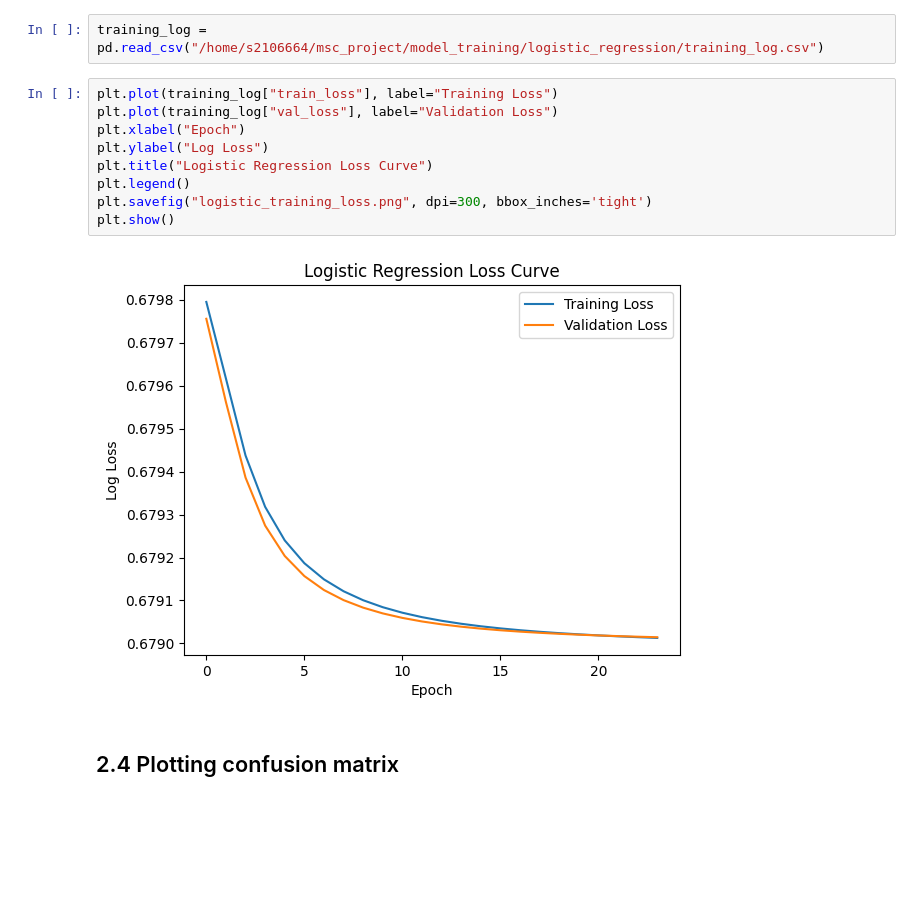
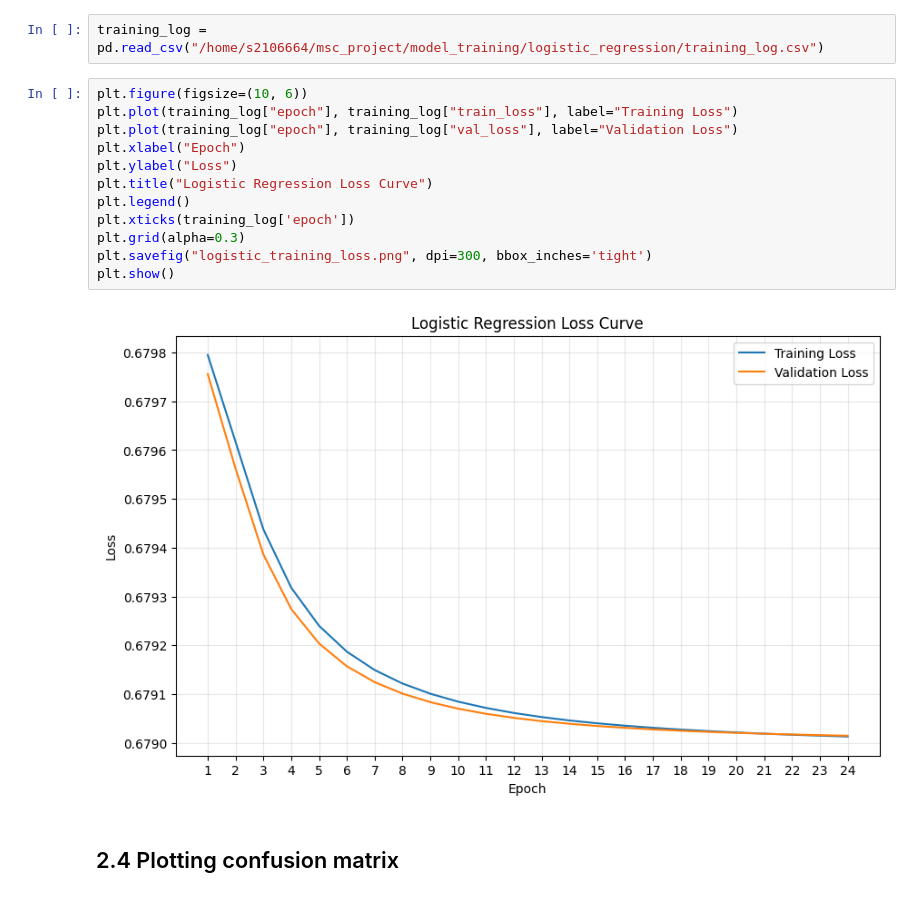
Before and after one commit to lewisl23/BCR-classification-model, a Jupyter notebook: model_training/logistic_regression/logistic_regression_SGD.ipynb, the cells around one changed output. Cells and saved outputs as stored; diff of their text form; blank space fills up the shorter version.

Commit message:
update figures

```diff
--- a/model_training/logistic_regression/logistic_regression_SGD.ipynb
+++ b/model_training/logistic_regression/logistic_regression_SGD.ipynb
@@ -309,16 +309,19 @@ accuracy_test, f1_test
 # %%
 training_log = pd.read_csv("/home/s2106664/msc_project/model_training/logistic_regression/training_log.csv")
 # %%
-plt.plot(training_log["train_loss"], label="Training Loss")
-plt.plot(training_log["val_loss"], label="Validation Loss")
+plt.figure(figsize=(10, 6))
+plt.plot(training_log["epoch"], training_log["train_loss"], label="Training Loss")
+plt.plot(training_log["epoch"], training_log["val_loss"], label="Validation Loss")
 plt.xlabel("Epoch")
-plt.ylabel("Log Loss")
+plt.ylabel("Loss")
 plt.title("Logistic Regression Loss Curve")
 plt.legend()
+plt.xticks(training_log['epoch'])
+plt.grid(alpha=0.3)
 plt.savefig("logistic_training_loss.png", dpi=300, bbox_inches='tight')
 plt.show()
 # %% [output]
-[figure, old version]
+[figure, new version]
 # %% [markdown]
 ## 2.4 Plotting confusion matrix
 # %%
```
